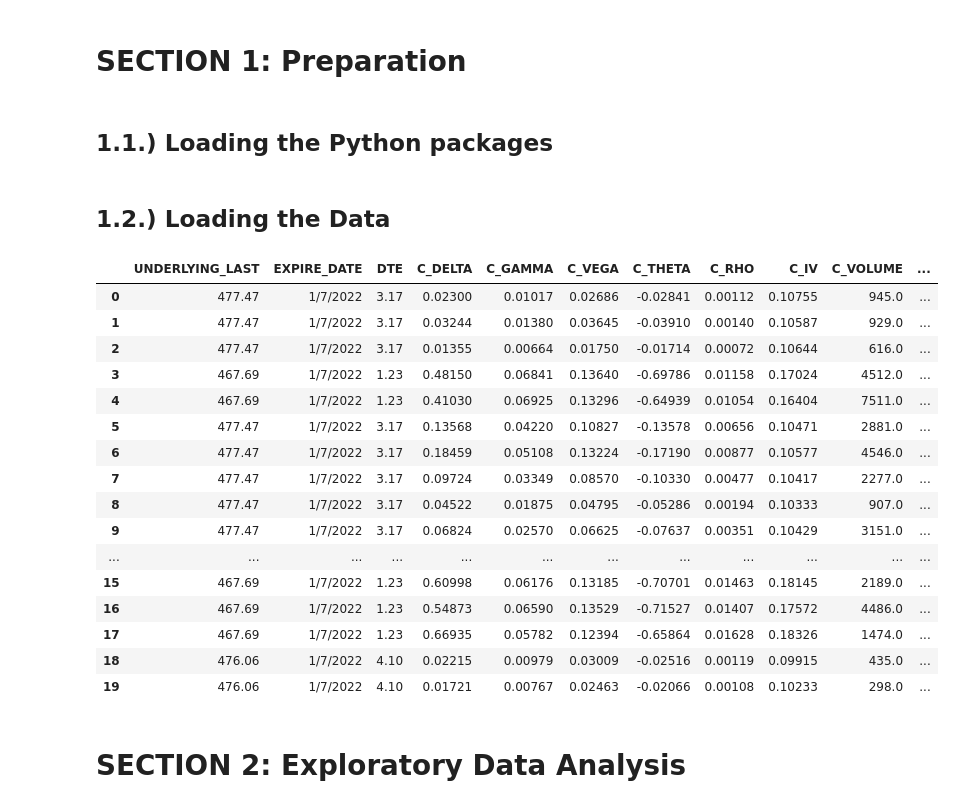
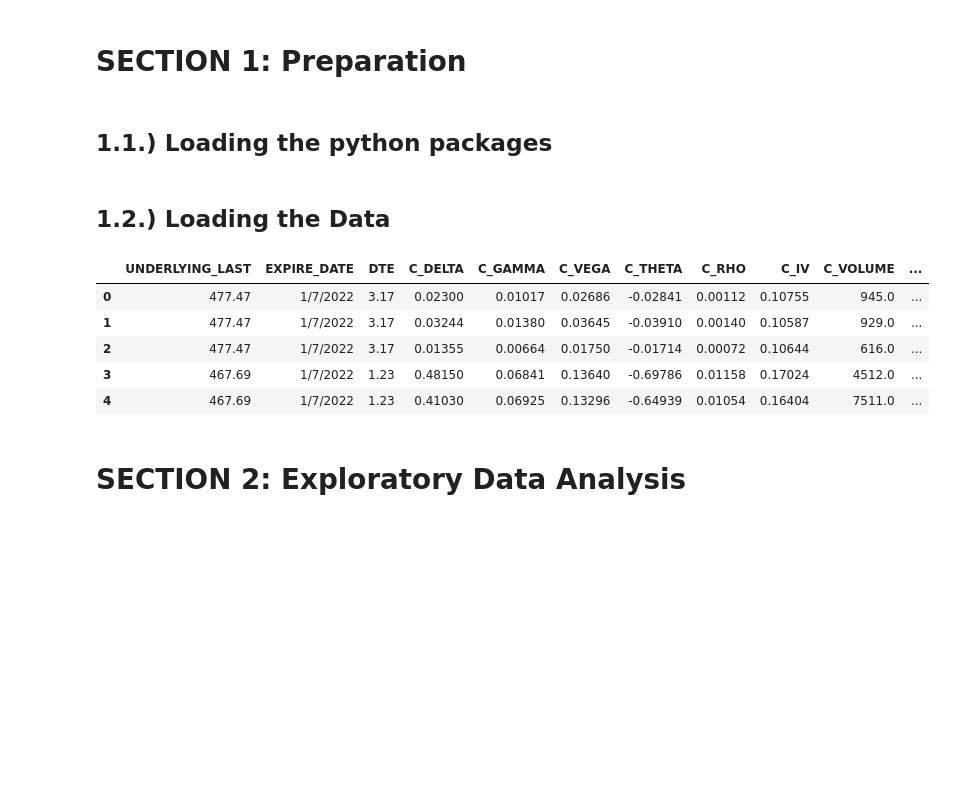
Before and after one commit to aarch23/OptYx, a Jupyter notebook: Part1/optyx_xgboost.ipynb, the cells around one changed output. Drawn from its saved outputs; the diff is of its cells as text; code cells hidden in the pictures; blank space fills up the shorter version.

```diff
--- a/Part1/optyx_xgboost.ipynb
+++ b/Part1/optyx_xgboost.ipynb
@@ -3,7 +3,7 @@
 # %% [markdown]
 # SECTION 1: Preparation
 # %% [markdown]
-##  1.1.) Loading the Python packages
+##  1.1.) Loading the python packages
 # %%
 # Import the modules
 import numpy as np
@@ -57,22 +59,11 @@ df = pd.read_csv(
     Path("../Resources/spycallsV4.csv")
 )
 # %%
-df.head(20)
+df.head()
 # %% [output]
 |  | UNDERLYING_LAST | EXPIRE_DATE | DTE | C_DELTA | C_GAMMA | C_VEGA | C_THETA | C_RHO | C_IV | C_VOLUME | ... |
 | 0 | 477.47 | 1/7/2022 | 3.17 | 0.02300 | 0.01017 | 0.02686 | -0.02841 | 0.00112 | 0.10755 | 945.0 | ... |
 | 1 | 477.47 | 1/7/2022 | 3.17 | 0.03244 | 0.01380 | 0.03645 | -0.03910 | 0.00140 | 0.10587 | 929.0 | ... |
 | 2 | 477.47 | 1/7/2022 | 3.17 | 0.01355 | 0.00664 | 0.01750 | -0.01714 | 0.00072 | 0.10644 | 616.0 | ... |
 | 3 | 467.69 | 1/7/2022 | 1.23 | 0.48150 | 0.06841 | 0.13640 | -0.69786 | 0.01158 | 0.17024 | 4512.0 | ... |
 | 4 | 467.69 | 1/7/2022 | 1.23 | 0.41030 | 0.06925 | 0.13296 | -0.64939 | 0.01054 | 0.16404 | 7511.0 | ... |
-| 5 | 477.47 | 1/7/2022 | 3.17 | 0.13568 | 0.04220 | 0.10827 | -0.13578 | 0.00656 | 0.10471 | 2881.0 | ... |
-| 6 | 477.47 | 1/7/2022 | 3.17 | 0.18459 | 0.05108 | 0.13224 | -0.17190 | 0.00877 | 0.10577 | 4546.0 | ... |
-| 7 | 477.47 | 1/7/2022 | 3.17 | 0.09724 | 0.03349 | 0.08570 | -0.10330 | 0.00477 | 0.10417 | 2277.0 | ... |
-| 8 | 477.47 | 1/7/2022 | 3.17 | 0.04522 | 0.01875 | 0.04795 | -0.05286 | 0.00194 | 0.10333 | 907.0 | ... |
-| 9 | 477.47 | 1/7/2022 | 3.17 | 0.06824 | 0.02570 | 0.06625 | -0.07637 | 0.00351 | 0.10429 | 3151.0 | ... |
-| ... | ... | ... | ... | ... | ... | ... | ... | ... | ... | ... | ... |
-| 15 | 467.69 | 1/7/2022 | 1.23 | 0.60998 | 0.06176 | 0.13185 | -0.70701 | 0.01463 | 0.18145 | 2189.0 | ... |
-| 16 | 467.69 | 1/7/2022 | 1.23 | 0.54873 | 0.06590 | 0.13529 | -0.71527 | 0.01407 | 0.17572 | 4486.0 | ... |
-| 17 | 467.69 | 1/7/2022 | 1.23 | 0.66935 | 0.05782 | 0.12394 | -0.65864 | 0.01628 | 0.18326 | 1474.0 | ... |
-| 18 | 476.06 | 1/7/2022 | 4.10 | 0.02215 | 0.00979 | 0.03009 | -0.02516 | 0.00119 | 0.09915 | 435.0 | ... |
-| 19 | 476.06 | 1/7/2022 | 4.10 | 0.01721 | 0.00767 | 0.02463 | -0.02066 | 0.00108 | 0.10233 | 298.0 | ... |
```
Also changed, not shown: parts of 30 cells of this notebook.
